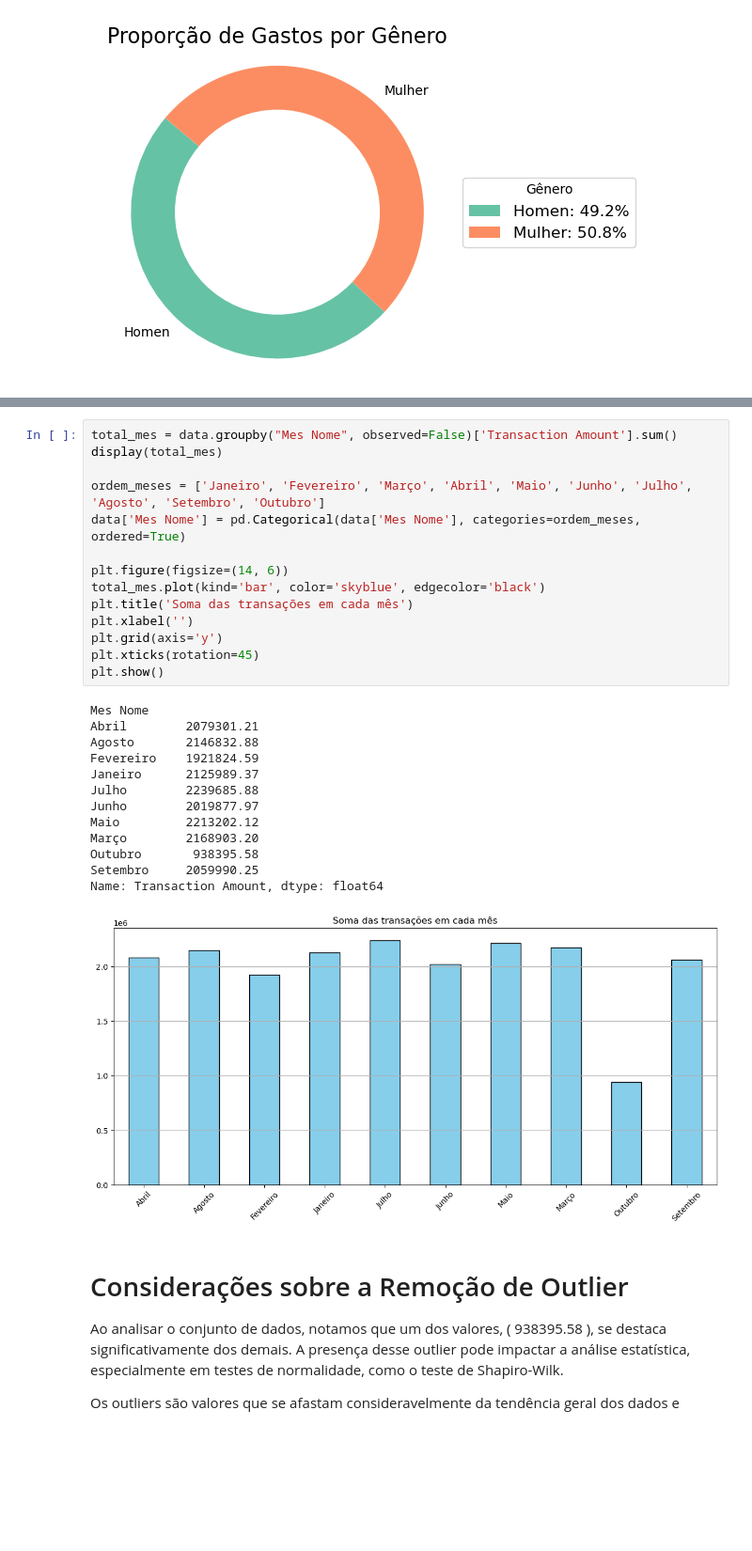
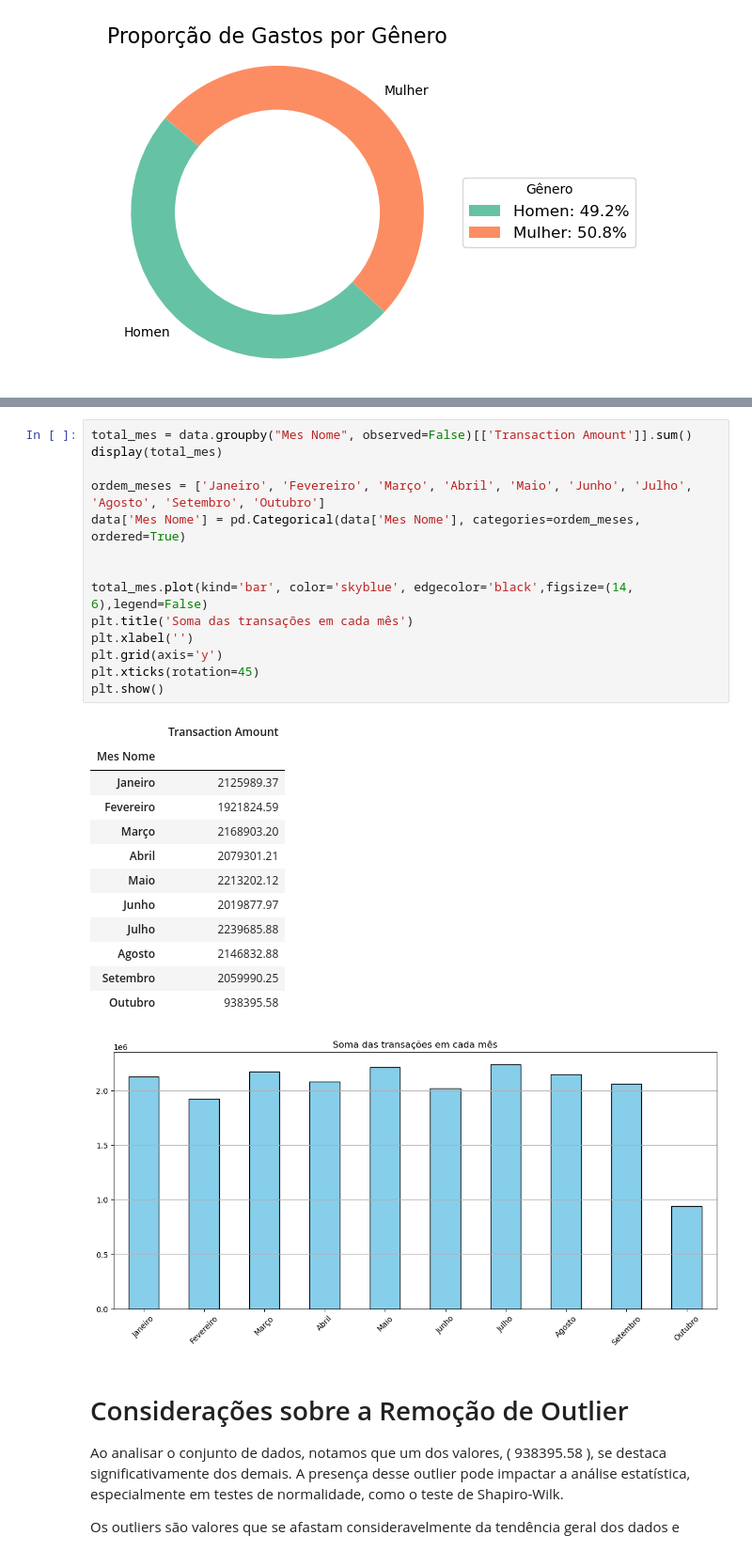
Before and after one commit to CesarMancioSilva/poo_monte_carlo, a Jupyter notebook: csv_file.ipynb, the cells around one changed output, grey strips where cells are left out. Shown: that part at 94% size. Saved outputs shown, nothing was run; the diff lists cells and outputs as text; blank space fills up the shorter version.

Commit message:
Ajuste de tabelas para dataframe

```diff
--- a/csv_file.ipynb
+++ b/csv_file.ipynb
@@ -234,33 +234,33 @@ plt.show()
 # %% [output]
 [figure]
 # %%
-total_mes = data.groupby("Mes Nome", observed=False)['Transaction Amount'].sum()
+total_mes = data.groupby("Mes Nome", observed=False)[['Transaction Amount']].sum()
 display(total_mes)
 
 ordem_meses = ['Janeiro', 'Fevereiro', 'Março', 'Abril', 'Maio', 'Junho', 'Julho', 'Agosto', 'Setembro', 'Outubro']
 data['Mes Nome'] = pd.Categorical(data['Mes Nome'], categories=ordem_meses, ordered=True)
 
-plt.figure(figsize=(14, 6))
-total_mes.plot(kind='bar', color='skyblue', edgecolor='black')
+
+total_mes.plot(kind='bar', color='skyblue', edgecolor='black',figsize=(14, 6),legend=False)
 plt.title('Soma das transações em cada mês')
 plt.xlabel('')
 plt.grid(axis='y')
 plt.xticks(rotation=45)
 plt.show()
 # %% [output]
-Mes Nome
-Abril        2079301.21
-Agosto       2146832.88
-Fevereiro    1921824.59
-Janeiro      2125989.37
-Julho        2239685.88
-Junho        2019877.97
-Maio         2213202.12
-Março        2168903.20
-Outubro       938395.58
-Setembro     2059990.25
-Name: Transaction Amount, dtype: float64
+|  | Transaction Amount |
+| Mes Nome |  |
+| Janeiro | 2125989.37 |
+| Fevereiro | 1921824.59 |
+| Março | 2168903.20 |
+| Abril | 2079301.21 |
+| Maio | 2213202.12 |
+| Junho | 2019877.97 |
+| Julho | 2239685.88 |
+| Agosto | 2146832.88 |
+| Setembro | 2059990.25 |
+| Outubro | 938395.58 |
-[figure, old version]
+[figure, new version]
 # %% [markdown]
 # Considerações sobre a Remoção de Outlier
 
```
Also changed, not shown: parts of 2 cells of this notebook.
